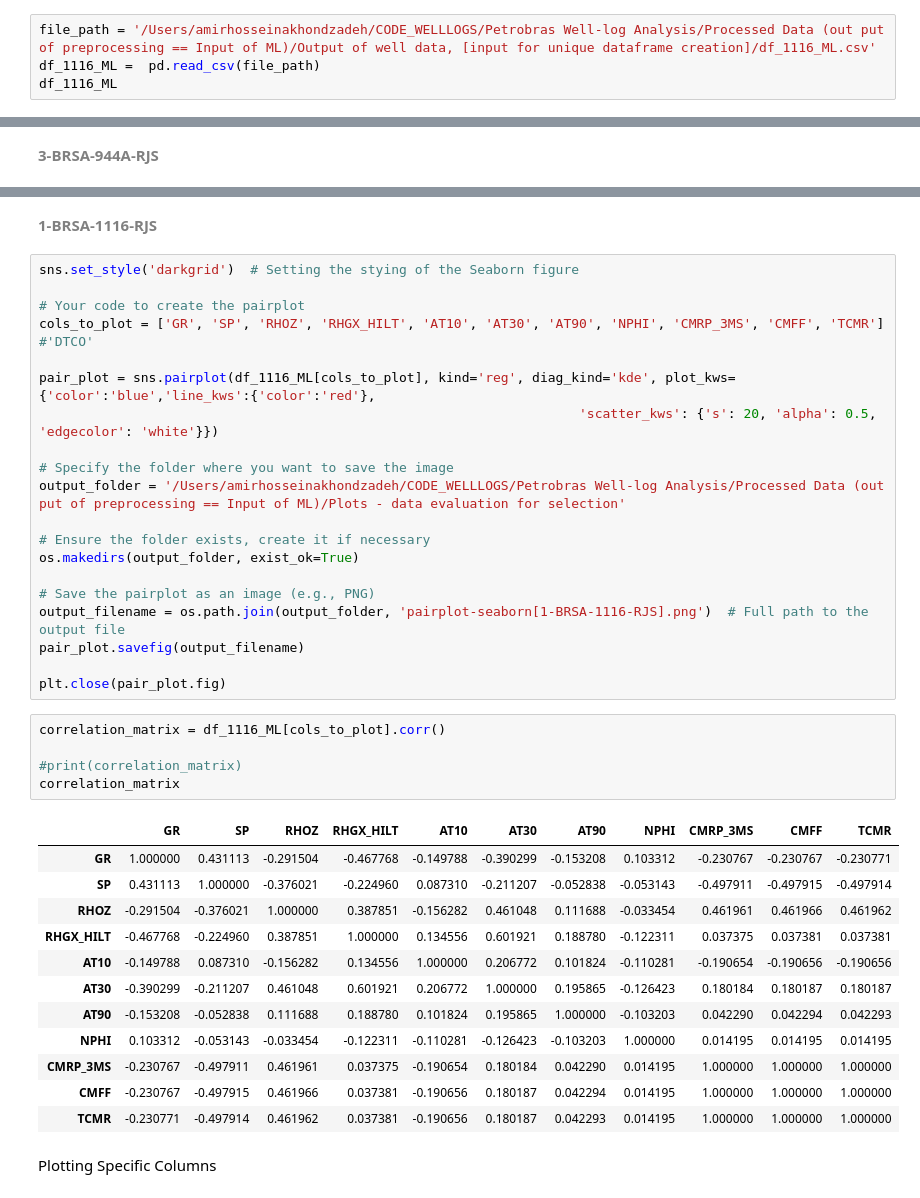
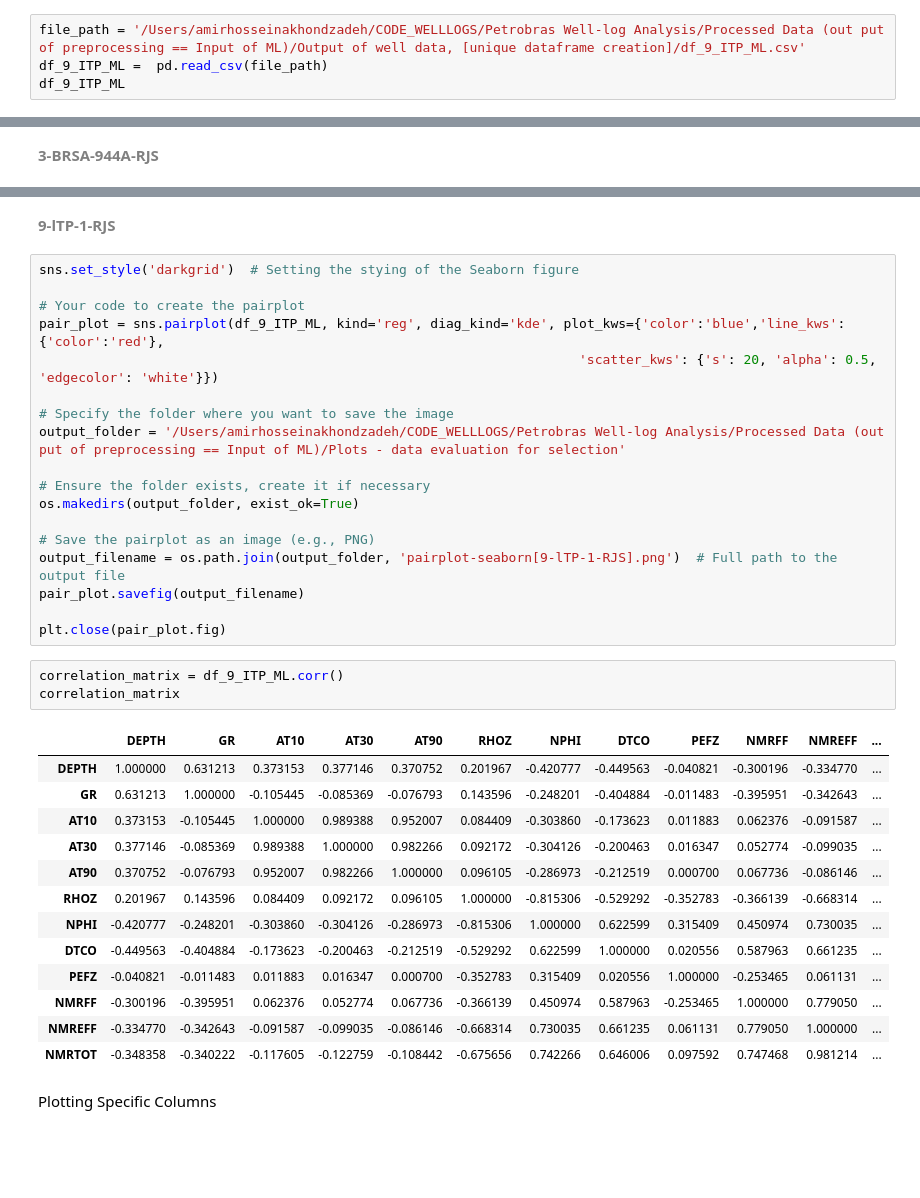
Before and after one commit to Amirhosseinakhondzadeh/Well-log-Analysis-Reservoir-Properties, a Jupyter notebook: Petrobras Well-log Analysis/Template (Module)/Selection of Data for "Predictive model (ML)"/Selection of Data for "Predictive model (ML)".ipynb, the cells around one changed output, grey strips where cells are left out. Cells and saved outputs as stored; diff of their text form; blank space fills up the shorter version.

```diff
--- a/Petrobras Well-log Analysis/Template (Module)/Selection of Data for "Predictive model (ML)"/Selection of Data for "Predictive model (ML)".ipynb
+++ b/Petrobras Well-log Analysis/Template (Module)/Selection of Data for "Predictive model (ML)"/Selection of Data for "Predictive model (ML)".ipynb
@@ -83,5 +81,5 @@ df_1115_ML
 # %%
-file_path = '/Users/amirhosseinakhondzadeh/CODE_WELLLOGS/Petrobras Well-log Analysis/Processed Data (out put of preprocessing == Input of ML)/Output of well data, [input for unique dataframe creation]/df_1116_ML.csv'
-df_1116_ML =  pd.read_csv(file_path)
-df_1116_ML
+file_path = '/Users/amirhosseinakhondzadeh/CODE_WELLLOGS/Petrobras Well-log Analysis/Processed Data (out put of preprocessing == Input of ML)/Output of well data, [unique dataframe creation]/df_9_ITP_ML.csv'
+df_9_ITP_ML =  pd.read_csv(file_path)
+df_9_ITP_ML
 # %% [output]
@@ -184,14 +181,11 @@ correlation_matrix
 # %% [markdown]
 <span style='color:gray'> <span style="font-size:15px;">
-**1-BRSA-1116-RJS**
+**9-lTP-1-RJS**
 # %%
 sns.set_style('darkgrid')  # Setting the stying of the Seaborn figure
 
 # Your code to create the pairplot
-cols_to_plot = ['GR', 'SP', 'RHOZ', 'RHGX_HILT', 'AT10', 'AT30', 'AT90', 'NPHI', 'CMRP_3MS', 'CMFF', 'TCMR']
-#'DTCO'
-
-pair_plot = sns.pairplot(df_1116_ML[cols_to_plot], kind='reg', diag_kind='kde', plot_kws={'color':'blue','line_kws':{'color':'red'},
+pair_plot = sns.pairplot(df_9_ITP_ML, kind='reg', diag_kind='kde', plot_kws={'color':'blue','line_kws':{'color':'red'},
                                                                      'scatter_kws': {'s': 20, 'alpha': 0.5, 'edgecolor': 'white'}})
 
 # Specify the folder where you want to save the image
@@ -201,28 +195,27 @@ output_folder = '/Users/amirhosseinakhondzadeh/CODE_WELLLOGS/Petrobras Well-log
 os.makedirs(output_folder, exist_ok=True)
 
 # Save the pairplot as an image (e.g., PNG)
-output_filename = os.path.join(output_folder, 'pairplot-seaborn[1-BRSA-1116-RJS].png')  # Full path to the output file
+output_filename = os.path.join(output_folder, 'pairplot-seaborn[9-lTP-1-RJS].png')  # Full path to the output file
 pair_plot.savefig(output_filename)
 
 plt.close(pair_plot.fig)
 # %%
-correlation_matrix = df_1116_ML[cols_to_plot].corr()
-
-#print(correlation_matrix)
+correlation_matrix = df_9_ITP_ML.corr()
 correlation_matrix
 # %% [output]
-|  | GR | SP | RHOZ | RHGX_HILT | AT10 | AT30 | AT90 | NPHI | CMRP_3MS | CMFF | TCMR |
-| GR | 1.000000 | 0.431113 | -0.291504 | -0.467768 | -0.149788 | -0.390299 | -0.153208 | 0.103312 | -0.230767 | -0.230767 | -0.230771 |
-| SP | 0.431113 | 1.000000 | -0.376021 | -0.224960 | 0.087310 | -0.211207 | -0.052838 | -0.053143 | -0.497911 | -0.497915 | -0.497914 |
-| RHOZ | -0.291504 | -0.376021 | 1.000000 | 0.387851 | -0.156282 | 0.461048 | 0.111688 | -0.033454 | 0.461961 | 0.461966 | 0.461962 |
-| RHGX_HILT | -0.467768 | -0.224960 | 0.387851 | 1.000000 | 0.134556 | 0.601921 | 0.188780 | -0.122311 | 0.037375 | 0.037381 | 0.037381 |
-| AT10 | -0.149788 | 0.087310 | -0.156282 | 0.134556 | 1.000000 | 0.206772 | 0.101824 | -0.110281 | -0.190654 | -0.190656 | -0.190656 |
-| AT30 | -0.390299 | -0.211207 | 0.461048 | 0.601921 | 0.206772 | 1.000000 | 0.195865 | -0.126423 | 0.180184 | 0.180187 | 0.180187 |
-| AT90 | -0.153208 | -0.052838 | 0.111688 | 0.188780 | 0.101824 | 0.195865 | 1.000000 | -0.103203 | 0.042290 | 0.042294 | 0.042293 |
-| NPHI | 0.103312 | -0.053143 | -0.033454 | -0.122311 | -0.110281 | -0.126423 | -0.103203 | 1.000000 | 0.014195 | 0.014195 | 0.014195 |
-| CMRP_3MS | -0.230767 | -0.497911 | 0.461961 | 0.037375 | -0.190654 | 0.180184 | 0.042290 | 0.014195 | 1.000000 | 1.000000 | 1.000000 |
-| CMFF | -0.230767 | -0.497915 | 0.461966 | 0.037381 | -0.190656 | 0.180187 | 0.042294 | 0.014195 | 1.000000 | 1.000000 | 1.000000 |
-| TCMR | -0.230771 | -0.497914 | 0.461962 | 0.037381 | -0.190656 | 0.180187 | 0.042293 | 0.014195 | 1.000000 | 1.000000 | 1.000000 |
+|  | DEPTH | GR | AT10 | AT30 | AT90 | RHOZ | NPHI | DTCO | PEFZ | NMRFF | NMREFF | ... |
+| DEPTH | 1.000000 | 0.631213 | 0.373153 | 0.377146 | 0.370752 | 0.201967 | -0.420777 | -0.449563 | -0.040821 | -0.300196 | -0.334770 | ... |
+| GR | 0.631213 | 1.000000 | -0.105445 | -0.085369 | -0.076793 | 0.143596 | -0.248201 | -0.404884 | -0.011483 | -0.395951 | -0.342643 | ... |
+| AT10 | 0.373153 | -0.105445 | 1.000000 | 0.989388 | 0.952007 | 0.084409 | -0.303860 | -0.173623 | 0.011883 | 0.062376 | -0.091587 | ... |
+| AT30 | 0.377146 | -0.085369 | 0.989388 | 1.000000 | 0.982266 | 0.092172 | -0.304126 | -0.200463 | 0.016347 | 0.052774 | -0.099035 | ... |
+| AT90 | 0.370752 | -0.076793 | 0.952007 | 0.982266 | 1.000000 | 0.096105 | -0.286973 | -0.212519 | 0.000700 | 0.067736 | -0.086146 | ... |
+| RHOZ | 0.201967 | 0.143596 | 0.084409 | 0.092172 | 0.096105 | 1.000000 | -0.815306 | -0.529292 | -0.352783 | -0.366139 | -0.668314 | ... |
+| NPHI | -0.420777 | -0.248201 | -0.303860 | -0.304126 | -0.286973 | -0.815306 | 1.000000 | 0.622599 | 0.315409 | 0.450974 | 0.730035 | ... |
+| DTCO | -0.449563 | -0.404884 | -0.173623 | -0.200463 | -0.212519 | -0.529292 | 0.622599 | 1.000000 | 0.020556 | 0.587963 | 0.661235 | ... |
+| PEFZ | -0.040821 | -0.011483 | 0.011883 | 0.016347 | 0.000700 | -0.352783 | 0.315409 | 0.020556 | 1.000000 | -0.253465 | 0.061131 | ... |
+| NMRFF | -0.300196 | -0.395951 | 0.062376 | 0.052774 | 0.067736 | -0.366139 | 0.450974 | 0.587963 | -0.253465 | 1.000000 | 0.779050 | ... |
+| NMREFF | -0.334770 | -0.342643 | -0.091587 | -0.099035 | -0.086146 | -0.668314 | 0.730035 | 0.661235 | 0.061131 | 0.779050 | 1.000000 | ... |
+| NMRTOT | -0.348358 | -0.340222 | -0.117605 | -0.122759 | -0.108442 | -0.675656 | 0.742266 | 0.646006 | 0.097592 | 0.747468 | 0.981214 | ... |
 # %% [markdown]
 Plotting Specific Columns
 # %% [markdown]
```
Also changed, not shown: parts of 12 cells of this notebook, 55 other files.
